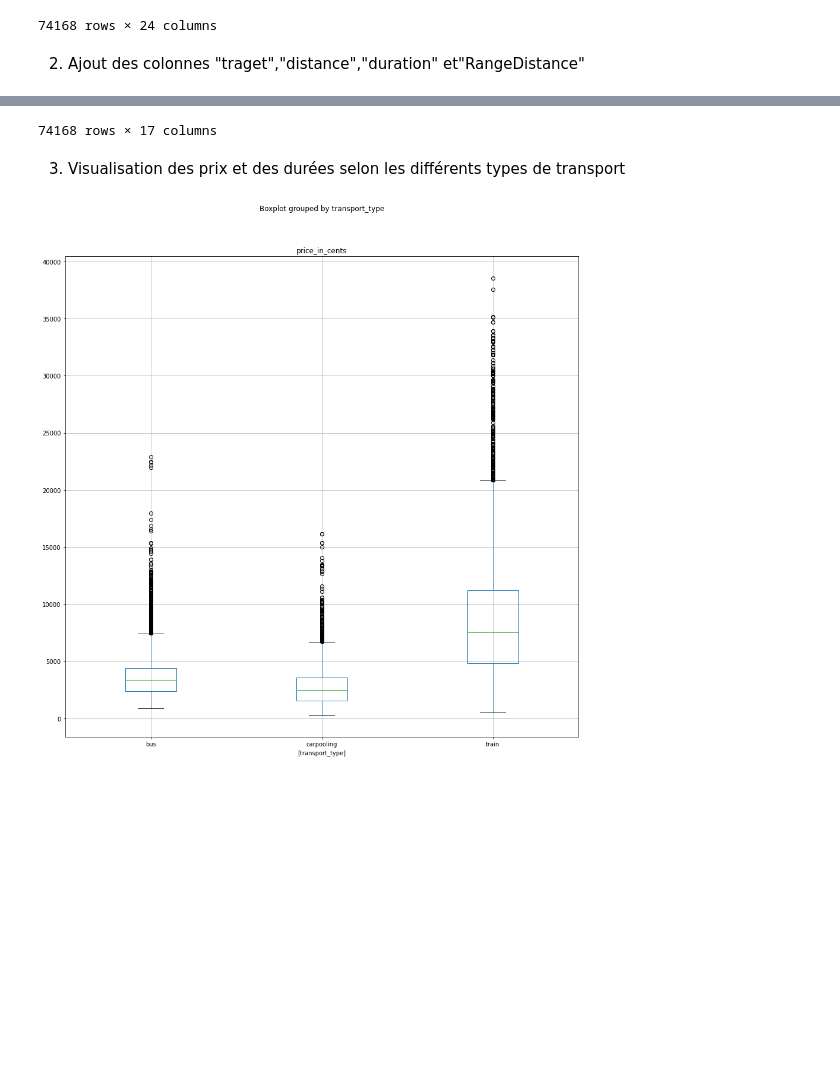
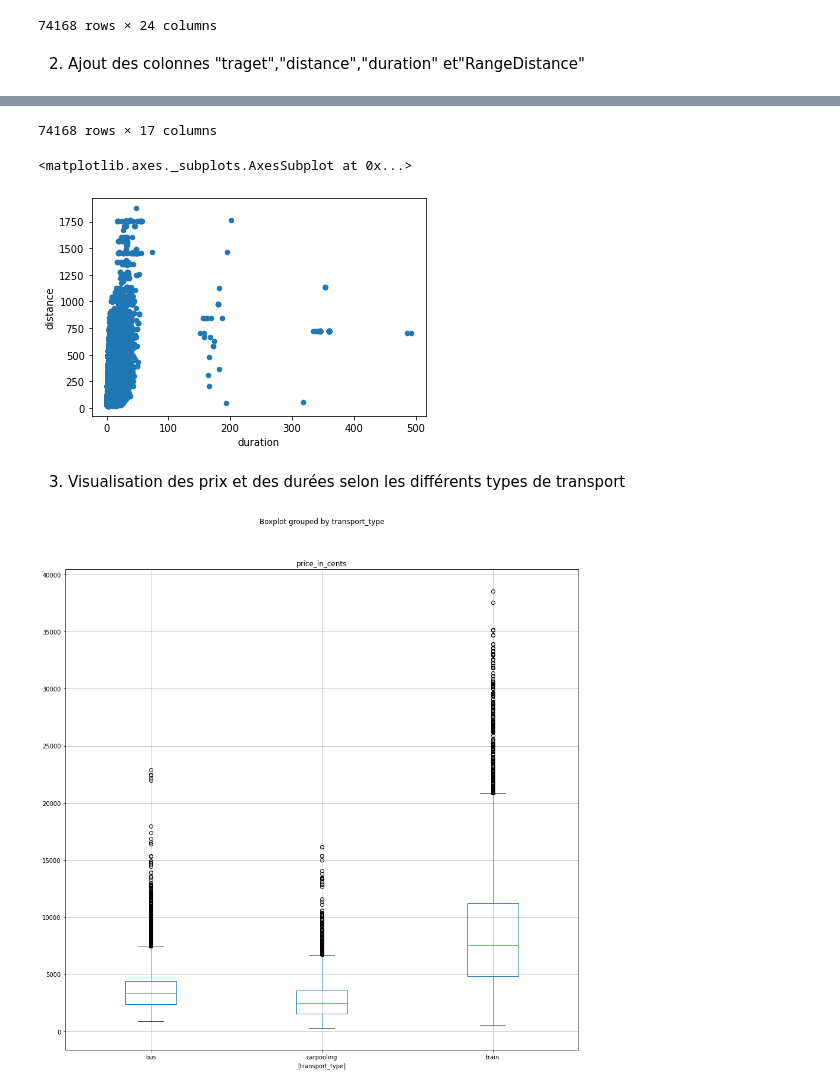
Before and after one commit to emnasouki/test_tictactrip, a Jupyter notebook: Test_technique_Tictactrip.ipynb, the cells around one changed output, grey strips where cells are left out. Cells and saved outputs as stored; diff of their text form; code cells hidden in the pictures; blank space fills up the shorter version.

```diff
--- a/Test_technique_Tictactrip.ipynb
+++ b/Test_technique_Tictactrip.ipynb
@@ -46,9 +90,0 @@ def add_traget(df):
-# %%
-# Ajouter la colonne de distance du chemin dans le dataframe
-def add_distance(df):
-  dis=[]
-  for i,trial in df.iterrows():
-    dis.append(distances(((df.loc[i, "latitude_depart"]),(df.loc[i, "longitude_depart"])),
-    ((df.loc[i, "latitude_destination"]),(df.loc[i, "longitude_destination"]))))
-  df['distance']=dis
-  return(df)
@@ -258,29 +315,32 @@ display(All_data)
 # %% [markdown]
 2.    Ajout des colonnes "traget","distance","duration" et"RangeDistance"
 # %%
-All_data=add_traget(All_data)
-All_data=add_distance(All_data)
-All_data=add_duration(All_data)
-All_data=add_RangeDistance(All_data)
-#keeping necessary informations
+All_data = add_trajet(All_data)
+All_data = add_distance(All_data)
+All_data = add_duration(All_data)
+All_data = add_RangeDistance(All_data)
+# Garder les informations nécessaires
 All_data=All_data[['id_x','o', 'd','company', 'price_in_cents','transport_type',
        'has_bicycle', 'has_adjustable_seats', 'has_plug', 'has_wifi',
-       'fullname', 'traget', 'distance', 'duration','RangeDistance','o_city','d_city']]
+       'fullname', 'trajet', 'distance', 'duration','RangeDistance','o_city','d_city']]
 display(All_data)
+All_data.plot.scatter(x='duration', y='distance')
 # %% [output]
 |  | id_x | o | d | company | price_in_cents | transport_type | has_bicycle | has_adjustable_seats | ... |
 | 0 | 6795025 | orleans | montpellier | 8385 | 4550 | carpooling | False | False | ... |
 | 1 | 6795026 | orleans | montpellier | 9 | 1450 | bus | False | True | ... |
 | 2 | 6795027 | orleans | montpellier | 8377 | 7400 | train | False | True | ... |
 | 3 | 6795028 | orleans | montpellier | 8377 | 13500 | train | False | True | ... |
 | 4 | 6795029 | orleans | montpellier | 8381 | 7710 | train | False | True | ... |
 | ... | ... | ... | ... | ... | ... | ... | ... | ... | ... |
 | 74163 | 6869182 | paris | nantes | 13 | 2590 | bus | False | False | ... |
 | 74164 | 6869185 | paris | nantes | 9 | 2700 | bus | False | True | ... |
 | 74165 | 6869187 | paris | nantes | 8371 | 3000 | bus | False | True | ... |
 | 74166 | 6869189 | paris | nantes | 13 | 2880 | bus | False | False | ... |
 | 74167 | 6869191 | paris | nantes | 8371 | 2000 | bus | False | True | ... |
 74168 rows × 17 columns
+<matplotlib.axes._subplots.AxesSubplot at 0x...>
+[figure, added]
 # %% [markdown]
 3.   Visualisation des prix et des durées selon les différents types de transport
 # %%
```
Also changed, not shown: parts of 20 cells of this notebook.
